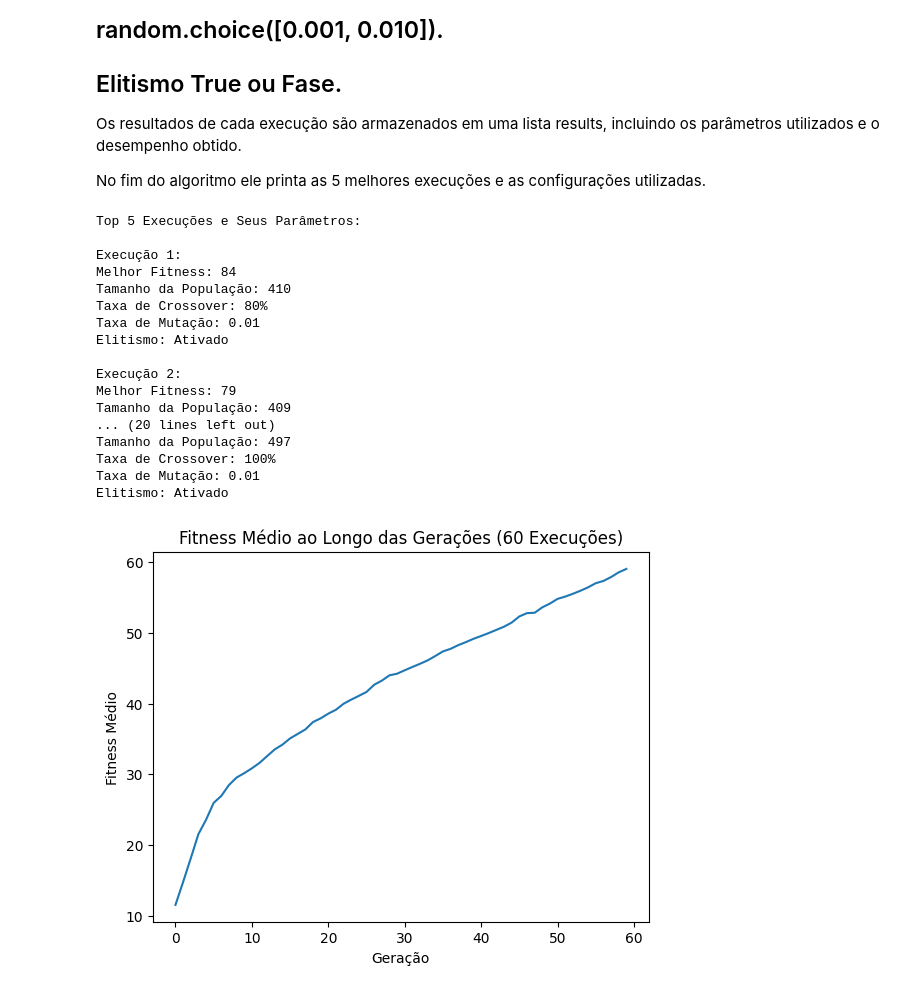
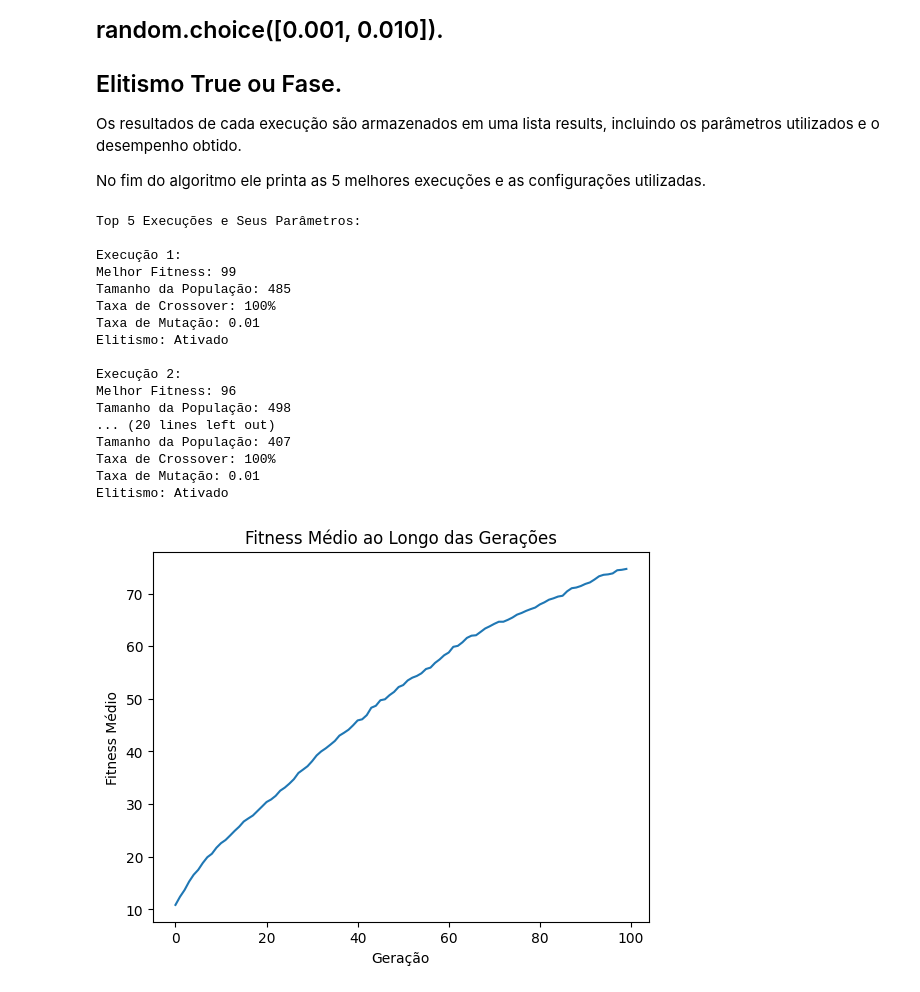
Before and after one commit to LucasEmanuell/ic, a Jupyter notebook: ga.ipynb, the cells around one changed output. Drawn from its saved outputs; the diff is of its cells as text; code cells hidden in the pictures.

```diff
--- a/ga.ipynb
+++ b/ga.ipynb
@@ -39,7 +42,7 @@ def four_peaks_fitness(bitstring, T, R):
     else:
         return max_ones + max_zeros
 
-def genetic_algorithm(N=100, T=5, R=10, population_size=100, mutation_rate=0.01, crossover_rate=0.8, generations=60, elitism=False):
+def genetic_algorithm(N=100, T=20, R=10, population_size=100, mutation_rate=0.01, crossover_rate=0.8, generations=100, elitism=False):
     # Inicialização da população
     population = [[random.randint(0, 1) for _ in range(N)] for _ in range(population_size)]
     best_fitness_history = []
@@ -108,9 +111,9 @@ def genetic_algorithm(N=100, T=5, R=10, population_size=100, mutation_rate=0.01,
 # Definição dos parâmetros fixos
 num_runs = 60  # Número de execuções
 N = 100  # Tamanho da string binária
-T = 5
+T = 20
 R = 10
-generations = 60 # Número de gerações
+generations = 100 # Número de gerações
 
 results = []
 
@@ -161,38 +164,38 @@ for i in range(5):
     print(f"Taxa de Mutação: {result['mutation_rate']}")
     print(f"Elitismo: {'Ativado' if result['elitism'] else 'Desativado'}")
 
 # Gráfico do desempenho das soluções
 
 # Cálculo do fitness médio ao longo das gerações
 average_best_fitness_over_runs = [0] * generations
 for gen in range(generations):
     sum_best_fitness = 0
     for result in results:
         sum_best_fitness += result['best_fitness_history'][gen]
     average_best_fitness_over_runs[gen] = sum_best_fitness / num_runs
 
 # Plotagem do fitness médio ao longo das gerações
 plt.plot(average_best_fitness_over_runs)
-plt.title('Fitness Médio ao Longo das Gerações (60 Execuções)')
+plt.title('Fitness Médio ao Longo das Gerações')
 plt.xlabel('Geração')
 plt.ylabel('Fitness Médio')
 plt.show()
 # %% [output]
 Top 5 Execuções e Seus Parâmetros:
 
 Execução 1:
-Melhor Fitness: 84
-Tamanho da População: 410
-Taxa de Crossover: 80%
+Melhor Fitness: 99
+Tamanho da População: 485
+Taxa de Crossover: 100%
 Taxa de Mutação: 0.01
 Elitismo: Ativado
 
 Execução 2:
-Melhor Fitness: 79
-Tamanho da População: 409
+Melhor Fitness: 96
+Tamanho da População: 498
 ... (20 lines left out)
-Tamanho da População: 497
+Tamanho da População: 407
 Taxa de Crossover: 100%
 Taxa de Mutação: 0.01
 Elitismo: Ativado
-[figure, old version]
+[figure, new version]
```
Also changed, not shown: parts of 9 cells of this notebook.
